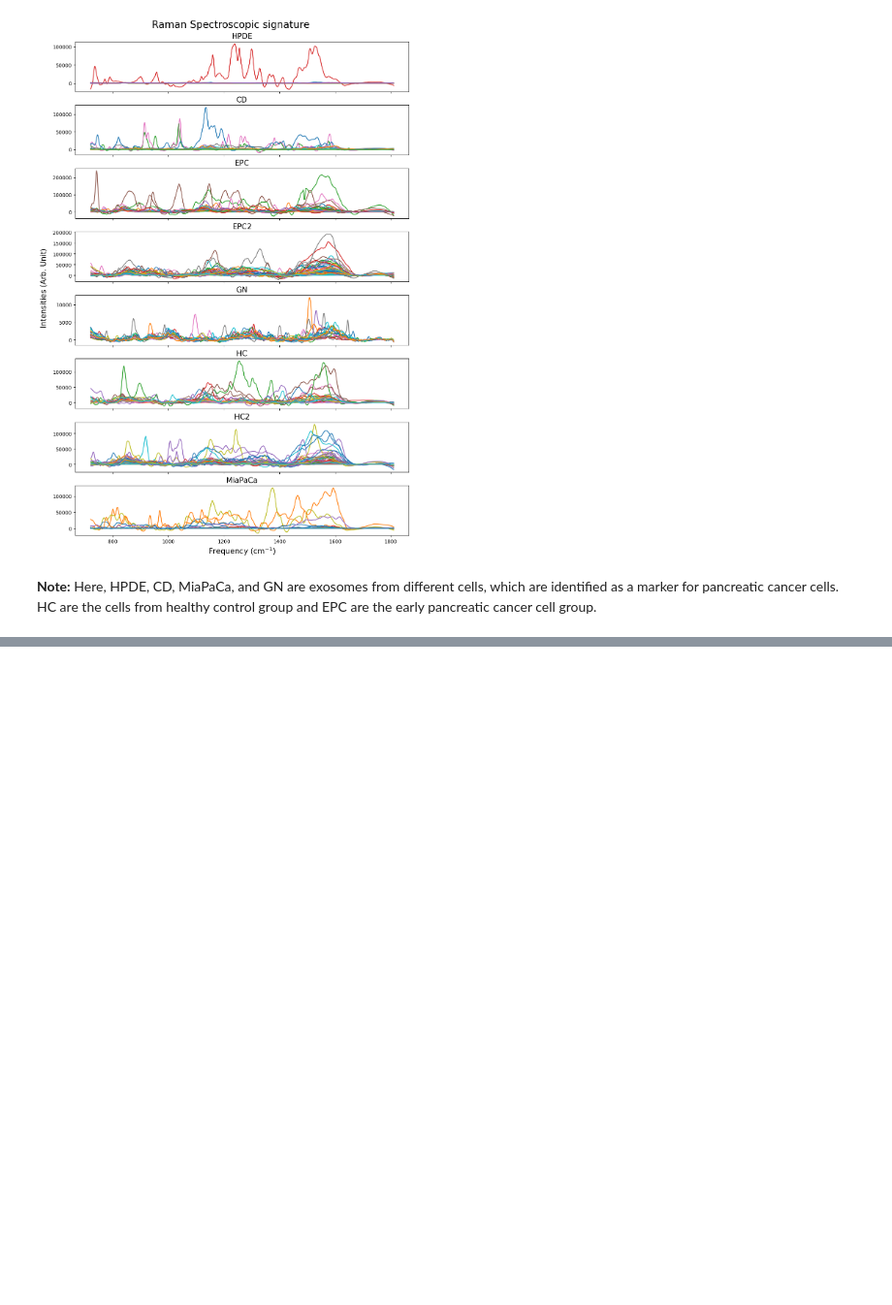
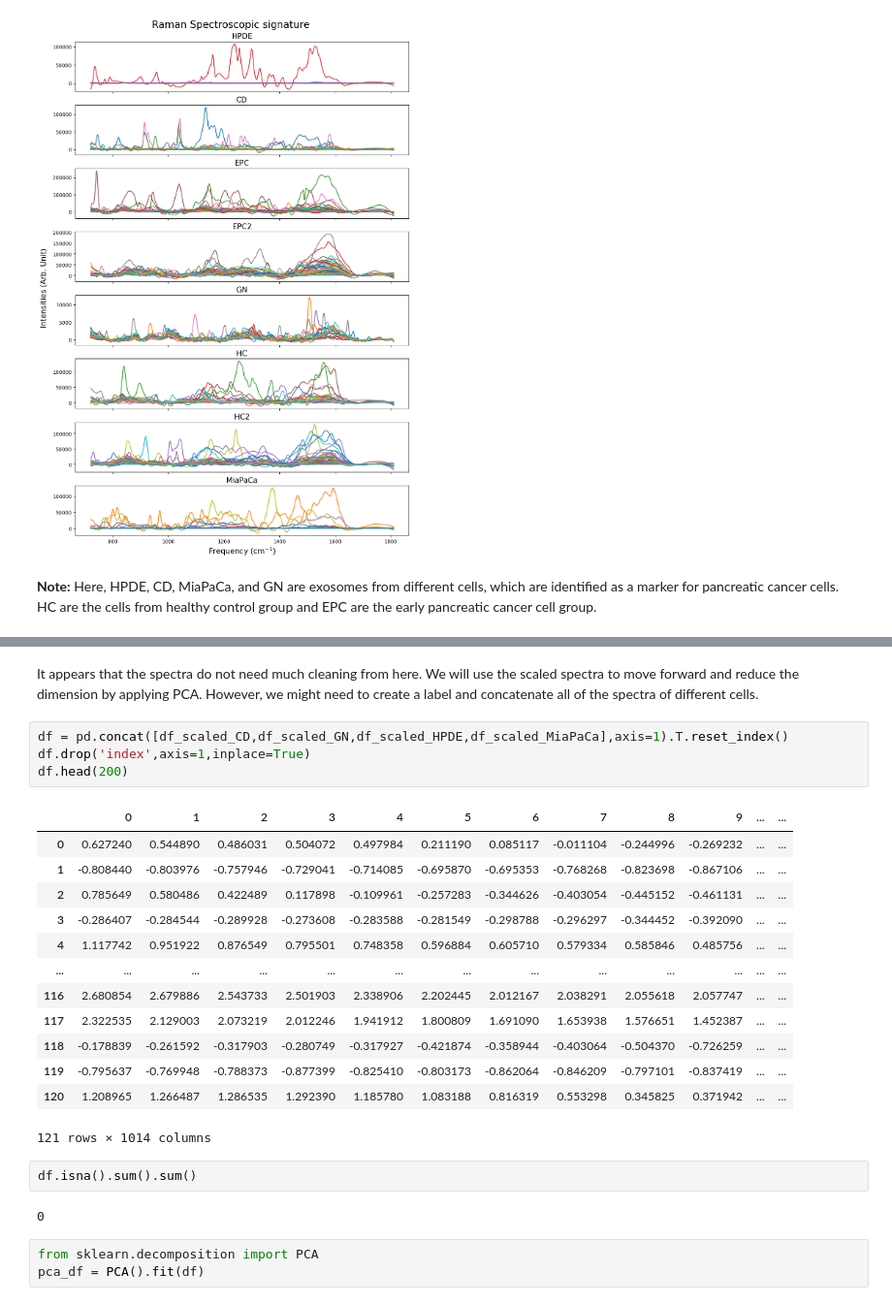
Before and after one commit to kpark11/Springboard, a Jupyter notebook: Capstone-Project/SERS_Raman_Pancreatic_Cancer/SERS_Raman_Pancreatic_Cancer.ipynb, the cells around one changed output, grey strips where cells are left out. Shown at 97% size. Saved outputs shown, nothing was run; the diff lists cells and outputs as text; blank space fills up the shorter version.

```diff
--- a/Capstone-Project/SERS_Raman_Pancreatic_Cancer/SERS_Raman_Pancreatic_Cancer.ipynb
+++ b/Capstone-Project/SERS_Raman_Pancreatic_Cancer/SERS_Raman_Pancreatic_Cancer.ipynb
@@ -303,0 +366,27 @@ plt.show()
+# %% [markdown]
+It appears that the spectra do not need much cleaning from here. We will use the scaled spectra to move forward and reduce the dimension by applying PCA. However, we might need to create a label and concatenate all of the spectra of different cells.
+# %%
+df = pd.concat([df_scaled_CD,df_scaled_GN,df_scaled_HPDE,df_scaled_MiaPaCa],axis=1).T.reset_index()
+df.drop('index',axis=1,inplace=True)
+df.head(200)
+# %% [output]
+|  | 0 | 1 | 2 | 3 | 4 | 5 | 6 | 7 | 8 | 9 | ... | ... |
+| 0 | 0.627240 | 0.544890 | 0.486031 | 0.504072 | 0.497984 | 0.211190 | 0.085117 | -0.011104 | -0.244996 | -0.269232 | ... | ... |
+| 1 | -0.808440 | -0.803976 | -0.757946 | -0.729041 | -0.714085 | -0.695870 | -0.695353 | -0.768268 | -0.823698 | -0.867106 | ... | ... |
+| 2 | 0.785649 | 0.580486 | 0.422489 | 0.117898 | -0.109961 | -0.257283 | -0.344626 | -0.403054 | -0.445152 | -0.461131 | ... | ... |
+| 3 | -0.286407 | -0.284544 | -0.289928 | -0.273608 | -0.283588 | -0.281549 | -0.298788 | -0.296297 | -0.344452 | -0.392090 | ... | ... |
+| 4 | 1.117742 | 0.951922 | 0.876549 | 0.795501 | 0.748358 | 0.596884 | 0.605710 | 0.579334 | 0.585846 | 0.485756 | ... | ... |
+| ... | ... | ... | ... | ... | ... | ... | ... | ... | ... | ... | ... | ... |
+| 116 | 2.680854 | 2.679886 | 2.543733 | 2.501903 | 2.338906 | 2.202445 | 2.012167 | 2.038291 | 2.055618 | 2.057747 | ... | ... |
+| 117 | 2.322535 | 2.129003 | 2.073219 | 2.012246 | 1.941912 | 1.800809 | 1.691090 | 1.653938 | 1.576651 | 1.452387 | ... | ... |
+| 118 | -0.178839 | -0.261592 | -0.317903 | -0.280749 | -0.317927 | -0.421874 | -0.358944 | -0.403064 | -0.504370 | -0.726259 | ... | ... |
+| 119 | -0.795637 | -0.769948 | -0.788373 | -0.877399 | -0.825410 | -0.803173 | -0.862064 | -0.846209 | -0.797101 | -0.837419 | ... | ... |
+| 120 | 1.208965 | 1.266487 | 1.286535 | 1.292390 | 1.185780 | 1.083188 | 0.816319 | 0.553298 | 0.345825 | 0.371942 | ... | ... |
+121 rows × 1014 columns
+# %%
+df.isna().sum().sum()
+# %% [output]
+0
+# %%
+from sklearn.decomposition import PCA
+pca_df = PCA().fit(df)
```
Also changed, not shown: parts of 13 cells of this notebook, 1 other file.
